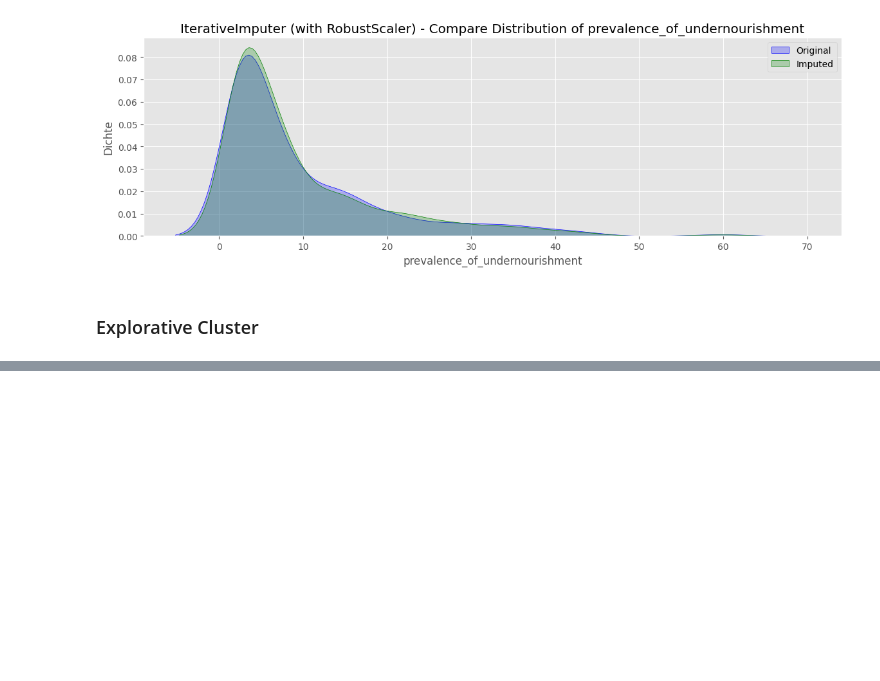
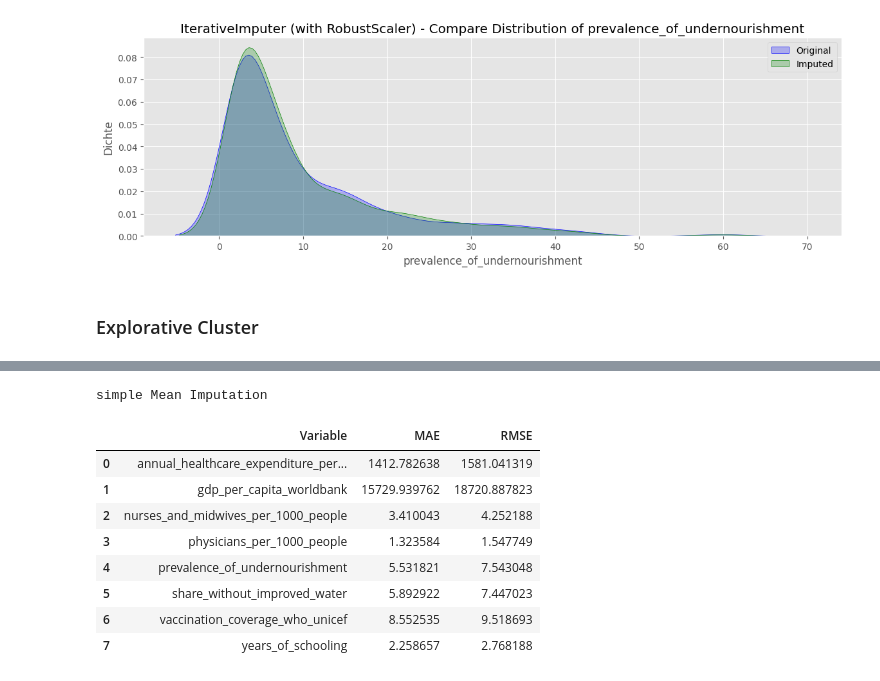
Before and after one commit to HamzahFayad/master_thesis_child_mortality, a Jupyter notebook: 01_notebooks/2_data_preprocessing.ipynb, the cells around one changed output, grey strips where cells are left out. Cells and saved outputs as stored; diff of their text form; code cells hidden in the pictures; blank space fills up the shorter version.

```diff
--- a/01_notebooks/2_data_preprocessing.ipynb
+++ b/01_notebooks/2_data_preprocessing.ipynb
@@ -433,0 +455,6 @@ plt.show()
+# %%
+sim_df = df_imp_test.copy()
+# part of df that is 100% complete (627 rows)
+sim_df_complete = sim_df.dropna(how="any")
+# part of df that has all nans (531 rows)
+sim_df_nans = sim_df[sim_df.isna().any(axis=1)]
@@ -433,0 +481,4 @@ plt.show()
+# %%
+# 1) Mean Imputation
+sim_df_imp_mean = sim_df_temp.copy()
+sim_df_imp_mean = sim_df_imp_mean.fillna(sim_df_imp_mean.mean())
@@ -433,0 +505,35 @@ plt.show()
+# %%
+from sklearn.metrics import mean_absolute_error, mean_squared_error
+
+def compare_metrics(df_imputed, imp_method):
+    print(f"{imp_method}\n")
+    metrics_results = []
+
+    for col in df_for_imp.columns[df_for_imp.isna().any()].tolist():
+        nans_mask = sim_df_temp[col].isna()
+        y_compl = sim_df_complete.loc[nans_mask, col]
+        y_imp = df_imputed.loc[nans_mask, col]
+
+        mae = mean_absolute_error(y_compl, y_imp)
+        rmse = np.sqrt(mean_squared_error(y_compl, y_imp))
+
+        #print(f"{col}: MAE: {mae:.2f}, RMSE: {rmse:.2f}")
+
+        df_res = pd.DataFrame({"Variable": [col], "MAE": [mae], "RMSE": [rmse]})
+        metrics_results.append(df_res)
+
+    final_res = pd.concat(metrics_results).reset_index(drop=True)
+    return final_res
+# %%
+compare_metrics(sim_df_imp_mean, "simple Mean Imputation")
+# %% [output]
+simple Mean Imputation
+|  | Variable | MAE | RMSE |
+| 0 | annual_healthcare_expenditure_per... | 1412.782638 | 1581.041319 |
+| 1 | gdp_per_capita_worldbank | 15729.939762 | 18720.887823 |
+| 2 | nurses_and_midwives_per_1000_people | 3.410043 | 4.252188 |
+| 3 | physicians_per_1000_people | 1.323584 | 1.547749 |
+| 4 | prevalence_of_undernourishment | 5.531821 | 7.543048 |
+| 5 | share_without_improved_water | 5.892922 | 7.447023 |
+| 6 | vaccination_coverage_who_unicef | 8.552535 | 9.518693 |
+| 7 | years_of_schooling | 2.258657 | 2.768188 |
```
Also changed, not shown: parts of 19 cells of this notebook, 1 other file.
